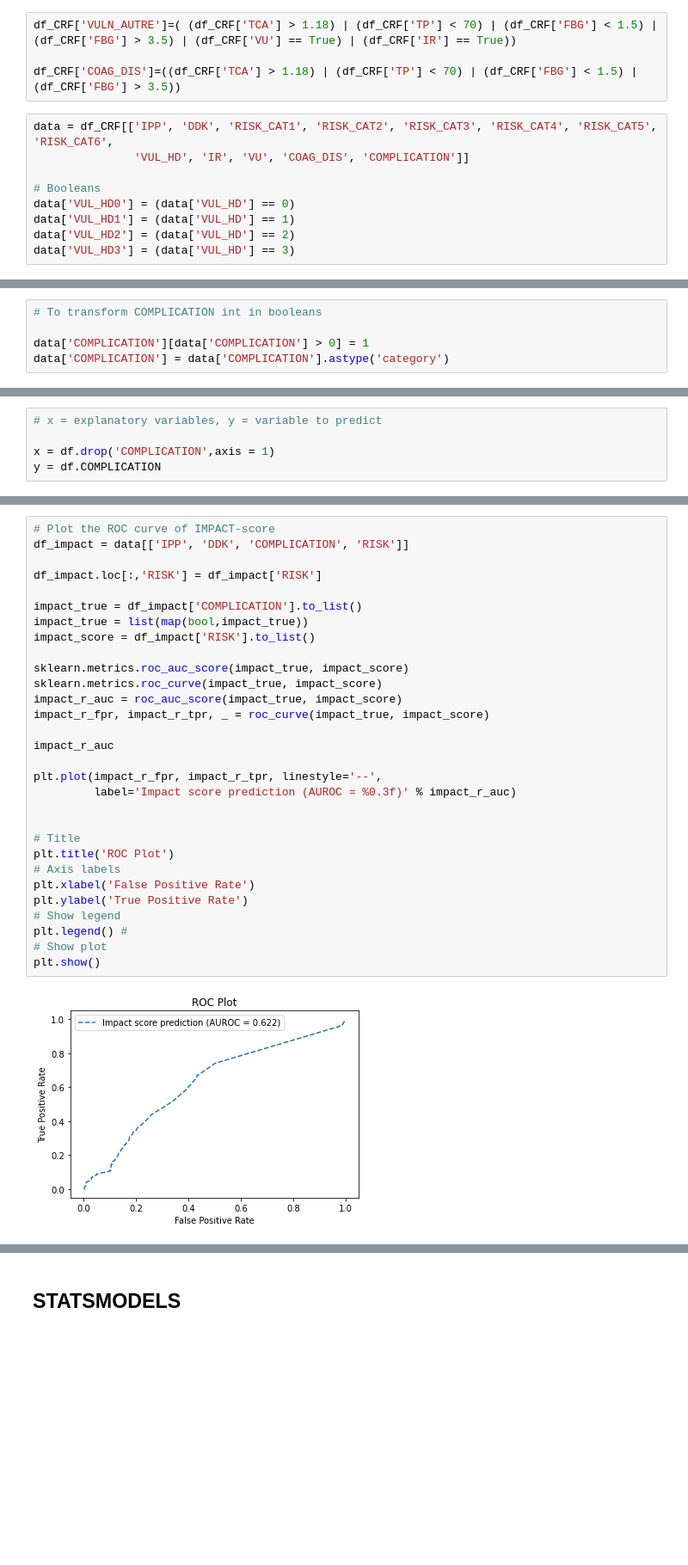
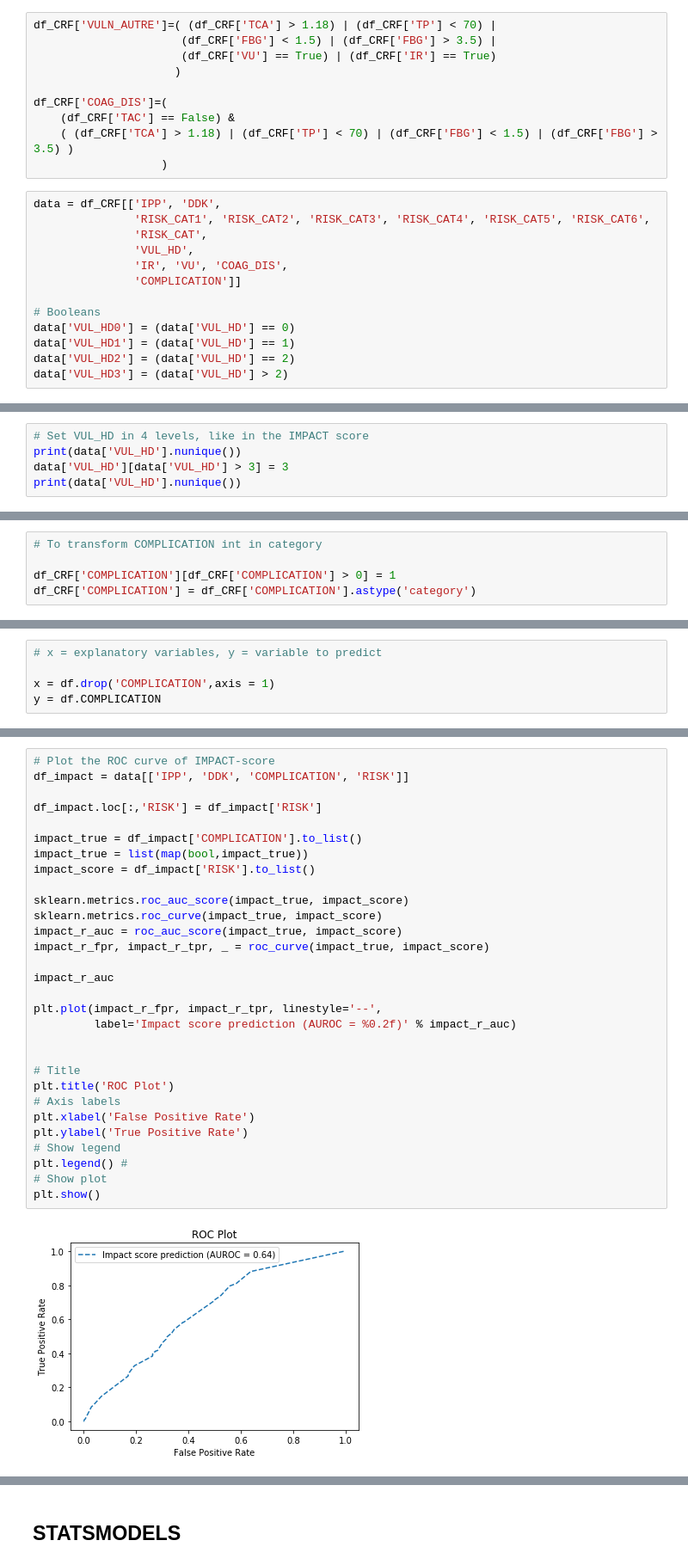
Before and after one commit to SophieQuennelle/IMPACT-Score-NECKER, a Jupyter notebook: Score.ipynb, the cells around one changed output, grey strips where cells are left out. Shown at 86% size. Cells and saved outputs as stored; diff of their text form; blank space fills up the shorter version.

```diff
--- a/Score.ipynb
+++ b/Score.ipynb
@@ -512,15 +228,25 @@ df_CRF['VUL_HD']=df_HD.sum(axis=1)
 # %%
-df_CRF['VULN_AUTRE']=( (df_CRF['TCA'] > 1.18) | (df_CRF['TP'] < 70) | (df_CRF['FBG'] < 1.5) | (df_CRF['FBG'] > 3.5) | (df_CRF['VU'] == True) | (df_CRF['IR'] == True))
+df_CRF['VULN_AUTRE']=( (df_CRF['TCA'] > 1.18) | (df_CRF['TP'] < 70) |
+                      (df_CRF['FBG'] < 1.5) | (df_CRF['FBG'] > 3.5) |
+                      (df_CRF['VU'] == True) | (df_CRF['IR'] == True)
+                     )
 
-df_CRF['COAG_DIS']=((df_CRF['TCA'] > 1.18) | (df_CRF['TP'] < 70) | (df_CRF['FBG'] < 1.5) | (df_CRF['FBG'] > 3.5))
+df_CRF['COAG_DIS']=(
+    (df_CRF['TAC'] == False) &
+    ( (df_CRF['TCA'] > 1.18) | (df_CRF['TP'] < 70) | (df_CRF['FBG'] < 1.5) | (df_CRF['FBG'] > 3.5) )
+                   )
 # %%
-data = df_CRF[['IPP', 'DDK', 'RISK_CAT1', 'RISK_CAT2', 'RISK_CAT3', 'RISK_CAT4', 'RISK_CAT5', 'RISK_CAT6',
-               'VUL_HD', 'IR', 'VU', 'COAG_DIS', 'COMPLICATION']]
+data = df_CRF[['IPP', 'DDK',
+               'RISK_CAT1', 'RISK_CAT2', 'RISK_CAT3', 'RISK_CAT4', 'RISK_CAT5', 'RISK_CAT6',
+               'RISK_CAT',
+               'VUL_HD',
+               'IR', 'VU', 'COAG_DIS',
+               'COMPLICATION']]
 
 # Booleans
 data['VUL_HD0'] = (data['VUL_HD'] == 0)
 data['VUL_HD1'] = (data['VUL_HD'] == 1)
 data['VUL_HD2'] = (data['VUL_HD'] == 2)
-data['VUL_HD3'] = (data['VUL_HD'] == 3)
+data['VUL_HD3'] = (data['VUL_HD'] > 2)
 # %%
 # To have a look
@@ -556,0 +274,5 @@ from sklearn.metrics import roc_curve, roc_auc_score
+# %%
+# Set VUL_HD in 4 levels, like in the IMPACT score
+print(data['VUL_HD'].nunique())
+data['VUL_HD'][data['VUL_HD'] > 3] = 3
+print(data['VUL_HD'].nunique())
@@ -557,5 +310,5 @@ from sklearn.metrics import roc_curve, roc_auc_score
 # %%
-# To transform COMPLICATION int in booleans
+# To transform COMPLICATION int in category
 
-data['COMPLICATION'][data['COMPLICATION'] > 0] = 1
-data['COMPLICATION'] = data['COMPLICATION'].astype('category')
+df_CRF['COMPLICATION'][df_CRF['COMPLICATION'] > 0] = 1
+df_CRF['COMPLICATION'] = df_CRF['COMPLICATION'].astype('category')
@@ -644,35 +379,35 @@ plt.show()
 # %%
 # Plot the ROC curve of IMPACT-score
 df_impact = data[['IPP', 'DDK', 'COMPLICATION', 'RISK']]
 
 df_impact.loc[:,'RISK'] = df_impact['RISK']
 
 impact_true = df_impact['COMPLICATION'].to_list()
 impact_true = list(map(bool,impact_true))
 impact_score = df_impact['RISK'].to_list()
 
 sklearn.metrics.roc_auc_score(impact_true, impact_score)
 sklearn.metrics.roc_curve(impact_true, impact_score)
 impact_r_auc = roc_auc_score(impact_true, impact_score)
 impact_r_fpr, impact_r_tpr, _ = roc_curve(impact_true, impact_score)
 
 impact_r_auc
 
 plt.plot(impact_r_fpr, impact_r_tpr, linestyle='--',
-         label='Impact score prediction (AUROC = %0.3f)' % impact_r_auc)
+         label='Impact score prediction (AUROC = %0.2f)' % impact_r_auc)
 
 
 # Title
 plt.title('ROC Plot')
 # Axis labels
 plt.xlabel('False Positive Rate')
 plt.ylabel('True Positive Rate')
 # Show legend
 plt.legend() #
 # Show plot
 plt.show()
 # %% [output]
-[figure, old version]
+[figure, new version]
 # %%
 # Compare the ROV curves
 plt.plot(impact_r_fpr, impact_r_tpr, linestyle='--',
```
Also changed, not shown: parts of 89 cells of this notebook, 1 other file.
